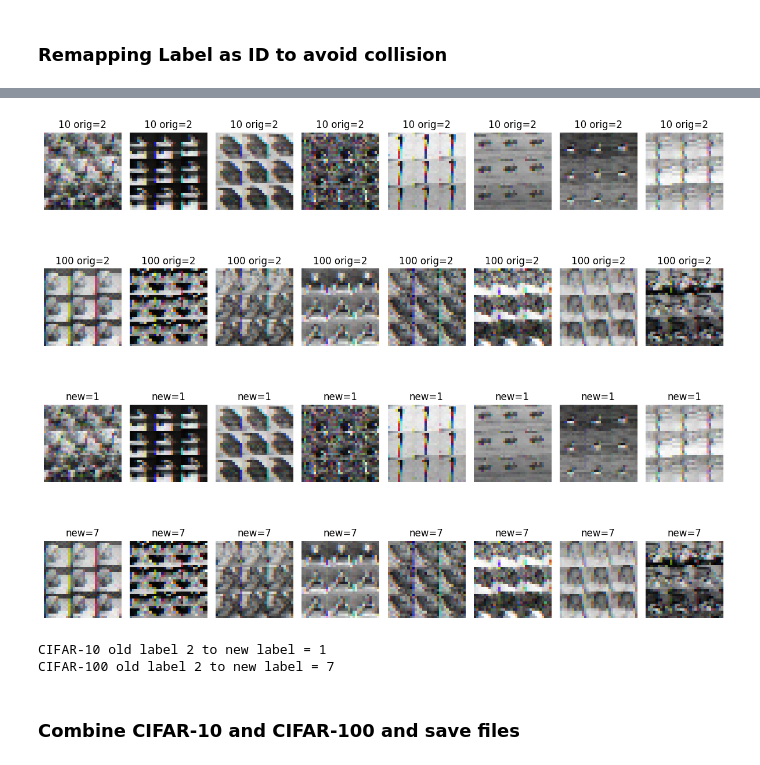
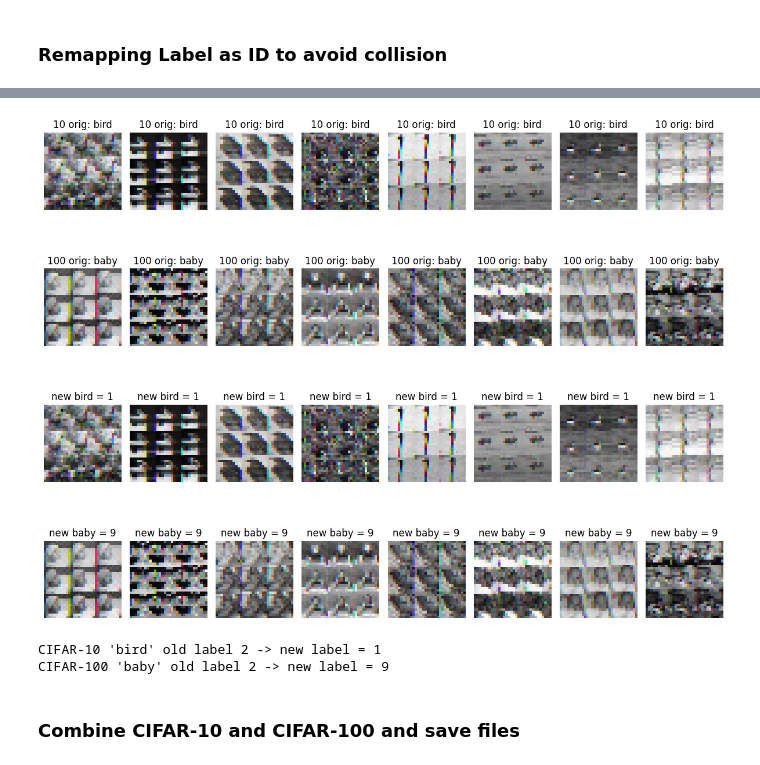
Before and after one commit to milamurphy/ML-Image-Classification, a Jupyter notebook: preprocessing.ipynb, the cells around one changed output, grey strips where cells are left out. Cells and saved outputs as stored; diff of their text form; code cells hidden in the pictures.

```diff
--- a/preprocessing.ipynb
+++ b/preprocessing.ipynb
@@ -108,6 +108,8 @@ test_100 = unpickle("cifar-100-python/test")
 
 cifar100_fine_classes = [x.decode('utf-8') for x in meta100[b'fine_label_names']]
 cifar100_coarse_classes = [x.decode('utf-8') for x in meta100[b'coarse_label_names']]
+
+trees_coarse_idx = cifar100_coarse_classes.index('trees')
 
 # Checking if our ids are correct
 
@@ -119,7 +121,7 @@ cifar100_coarse_classes = [x.decode('utf-8') for x in meta100[b'coarse_label_nam
 # for i, name in enumerate(cifar100_coarse_classes):
 #     print(i, name)
 
-target_fine_classes = ['cattle', 'fox', 'baby', 'boy', 'girl', 'man', 'woman', 'rabbit', 'squirrel', 'bicycle', 'bus', 'motorcycle', 'pickup_truck', 'train', 'lawn_mower', 'tractor', 'maple_tree', 'oak_tree', 'palm_tree', 'pine_tree', 'willow_tree']
+cifar100_target_fine = ['cattle', 'fox', 'baby', 'boy', 'girl', 'man', 'woman', 'rabbit', 'squirrel', 'bicycle', 'bus', 'motorcycle', 'pickup_truck', 'train', 'lawn_mower', 'tractor']
 
-cifar100_needed_ids = [i for i, name in enumerate(cifar100_fine_classes) if name in target_fine_classes]
-print("Selected fine IDs:", cifar100_needed_ids)
+# cifar100_needed_ids = [i for i, name in enumerate(cifar100_fine_classes) if name in target_fine_classes]
+# print("Selected fine IDs:", cifar100_needed_ids)
@@ -186,55 +216,64 @@ Unified class count: 28
 # %%
-orig_label = 2   # bird in CIFAR-10, beaver in CIFAR-100
+orig_class_10 = "bird"
+orig_class_100 = "baby"
 
-# original array
-indices_10_orig = np.where(y_train_10 == orig_label)[0][:8]
-indices_100_orig = np.where(y_train_100 == orig_label)[0][:8]
+orig_label_10 = cifar10_classes.index(orig_class_10)
+orig_label_100 = cifar100_fine_classes.index(orig_class_100)
 
-new_label_10 = label_map[cifar10_classes[orig_label]]
-new_label_100 = label_map[cifar100_fine_classes[orig_label]]
+# original samples
+indices_10_orig = np.where(y_train_10 == orig_label_10)[0][:8]
+indices_100_orig = np.where(y_train_100 == orig_label_100)[0][:8]
+
+# new mapped labels
+new_label_10 = label_map[orig_class_10]
+new_label_100 = label_map[orig_class_100]
 
 indices_10_new = np.where(y_train_10_filtered == new_label_10)[0][:8]
 indices_100_new = np.where(y_train_100_filtered == new_label_100)[0][:8]
 
 plt.figure(figsize=(12, 10))
 
+# CIFAR-10 original
 for i, idx in enumerate(indices_10_orig):
     img = X_train_10[idx].reshape(32,32,3)
     plt.subplot(4, 8, i+1)
     plt.imshow(img)
-    plt.title(f"10 orig=2")
+    plt.title("10 orig: bird")
     plt.axis("off")
 
+# CIFAR-100 original
 for i, idx in enumerate(indices_100_orig):
     img = X_train_100[idx].reshape(32,32,3)
     plt.subplot(4, 8, i+1+8)
     plt.imshow(img)
-    plt.title(f"100 orig=2")
+    plt.title("100 orig: baby")
     plt.axis("off")
 
+# CIFAR-10 new label
 for i, idx in enumerate(indices_10_new):
     img = X_train_10_filtered[idx].reshape(32,32,3)
     plt.subplot(4, 8, i+1+16)
     plt.imshow(img)
-    plt.title(f"new={new_label_10}")
+    plt.title(f"new bird = {new_label_10}")
     plt.axis("off")
 
+# CIFAR-100 new label
 for i, idx in enumerate(indices_100_new):
     img = X_train_100_filtered[idx].reshape(32,32,3)
     plt.subplot(4, 8, i+1+24)
     plt.imshow(img)
-    plt.title(f"new={new_label_100}")
+    plt.title(f"new baby = {new_label_100}")
     plt.axis("off")
 
 plt.tight_layout()
 plt.show()
 
-print(f"CIFAR-10 old label 2 to new label = {new_label_10}")
-print(f"CIFAR-100 old label 2 to new label = {new_label_100}")
+print(f"CIFAR-10 'bird' old label 2 -> new label = {new_label_10}")
+print(f"CIFAR-100 'baby' old label 2 -> new label = {new_label_100}")
 # %% [output]
-[figure, old version]
+[figure, new version]
-CIFAR-10 old label 2 to new label = 1
-CIFAR-100 old label 2 to new label = 7
+CIFAR-10 'bird' old label 2 -> new label = 1
+CIFAR-100 'baby' old label 2 -> new label = 9
 # %% [markdown]
 ### Combine CIFAR-10 and CIFAR-100 and save files
 # %%
```
Also changed, not shown: parts of 3 cells of this notebook.
